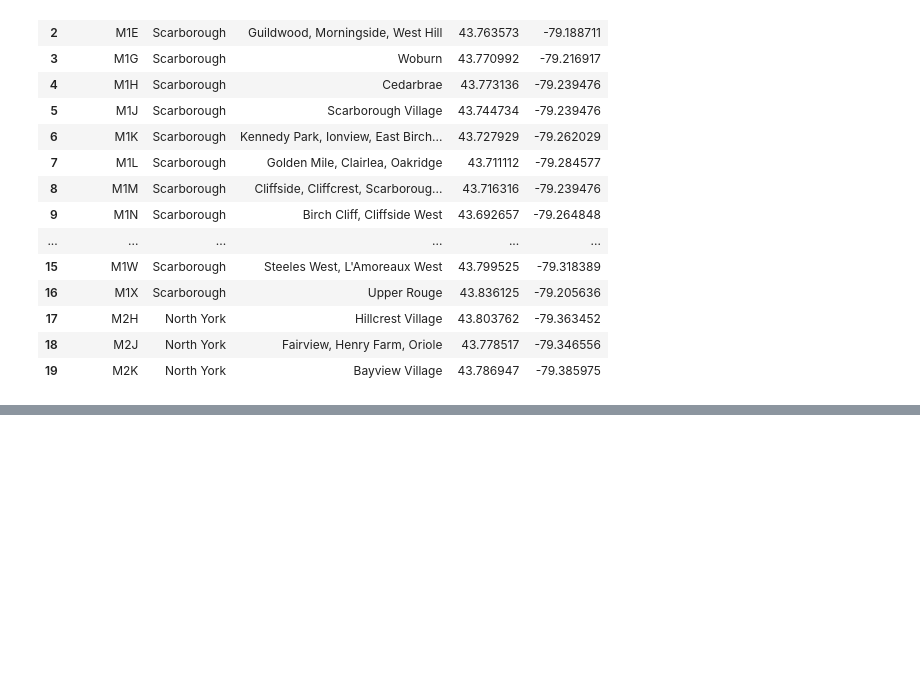
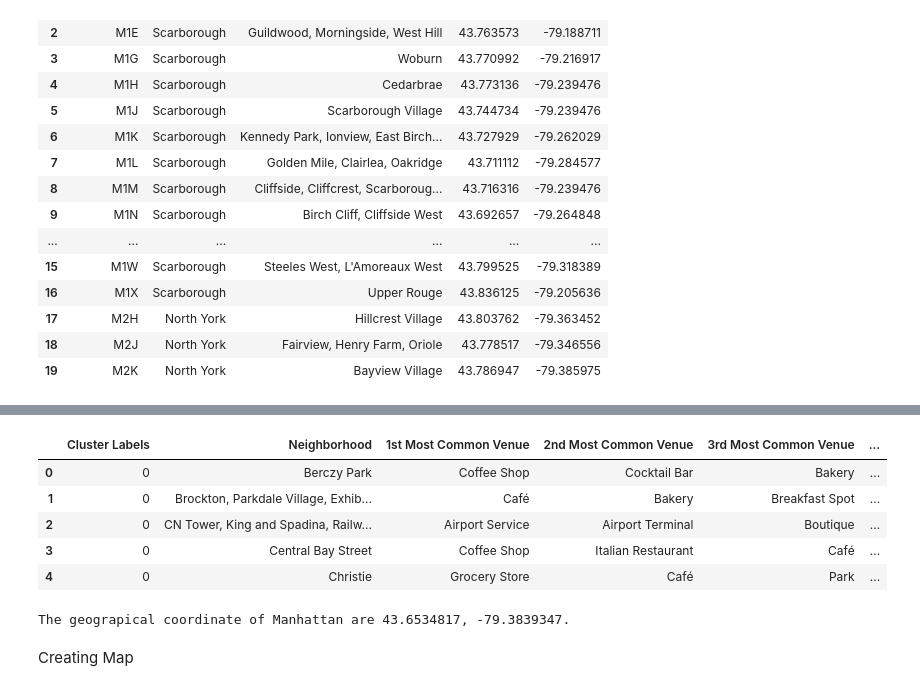
Before and after one commit to Preksha1985/Coursera_Capstone, a Jupyter notebook: Segmenting and Clustering Neighborhoods in Toronto.ipynb, the cells around one changed output, grey strips where cells are left out. Drawn from its saved outputs; the diff is of its cells as text; code cells hidden in the pictures; blank space fills up the shorter version.

```diff
--- a/Segmenting and Clustering Neighborhoods in Toronto.ipynb
+++ b/Segmenting and Clustering Neighborhoods in Toronto.ipynb
@@ -153,0 +323,21 @@ def get_geocode(postal_code):
+# %%
+neighborhoods_venues_sorted.head()
+# %% [output]
+|  | Cluster Labels | Neighborhood | 1st Most Common Venue | 2nd Most Common Venue | 3rd Most Common Venue | ... |
+| 0 | 0 | Berczy Park | Coffee Shop | Cocktail Bar | Bakery | ... |
+| 1 | 0 | Brockton, Parkdale Village, Exhib... | Café | Bakery | Breakfast Spot | ... |
+| 2 | 0 | CN Tower, King and Spadina, Railw... | Airport Service | Airport Terminal | Boutique | ... |
+| 3 | 0 | Central Bay Street | Coffee Shop | Italian Restaurant | Café | ... |
+| 4 | 0 | Christie | Grocery Store | Café | Park | ... |
+# %%
+address = 'Toronto, CA'
+
+geolocator = Nominatim(user_agent="ny_explorer")
+location = geolocator.geocode(address)
+latitude = location.latitude
+longitude = location.longitude
+print('The geograpical coordinate of Manhattan are {}, {}.'.format(latitude, longitude))
+# %% [output]
+The geograpical coordinate of Manhattan are 43.6534817, -79.3839347.
+# %% [markdown]
+Creating Map
```
Also changed, not shown: parts of 15 cells of this notebook.
